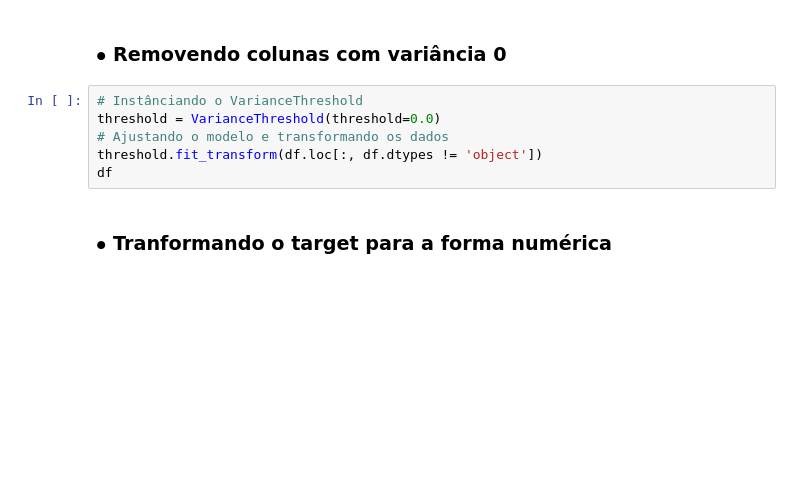
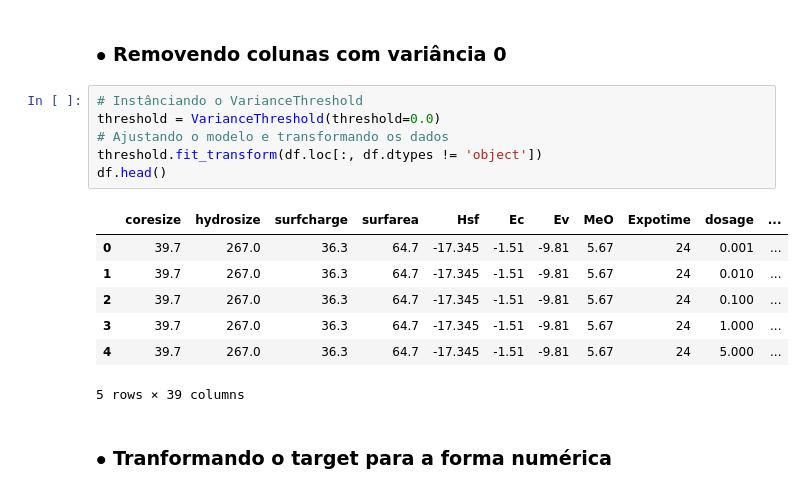
Before and after one commit to AnielNeto/Trabalho_Aprendizado_de_Maquina, a Jupyter notebook: Trabalho Aprendizado de Maquina.ipynb, the cells around one changed output. Cells and saved outputs as stored; diff of their text form; blank space fills up the shorter version.

```diff
--- a/Trabalho Aprendizado de Maquina.ipynb
+++ b/Trabalho Aprendizado de Maquina.ipynb
@@ -102,9 +135,17 @@ df
 # %%
 # Instânciando o VarianceThreshold
 threshold = VarianceThreshold(threshold=0.0)
 # Ajustando o modelo e transformando os dados
 threshold.fit_transform(df.loc[:, df.dtypes != 'object'])
-df
+df.head()
+# %% [output]
+|  | coresize | hydrosize | surfcharge | surfarea | Hsf | Ec | Ev | MeO | Expotime | dosage | ... |
+| 0 | 39.7 | 267.0 | 36.3 | 64.7 | -17.345 | -1.51 | -9.81 | 5.67 | 24 | 0.001 | ... |
+| 1 | 39.7 | 267.0 | 36.3 | 64.7 | -17.345 | -1.51 | -9.81 | 5.67 | 24 | 0.010 | ... |
+| 2 | 39.7 | 267.0 | 36.3 | 64.7 | -17.345 | -1.51 | -9.81 | 5.67 | 24 | 0.100 | ... |
+| 3 | 39.7 | 267.0 | 36.3 | 64.7 | -17.345 | -1.51 | -9.81 | 5.67 | 24 | 1.000 | ... |
+| 4 | 39.7 | 267.0 | 36.3 | 64.7 | -17.345 | -1.51 | -9.81 | 5.67 | 24 | 5.000 | ... |
+5 rows × 39 columns
 # %% [markdown]
 ### $\bullet$ Tranformando o target para a forma numérica
 # %%
```
Also changed, not shown: parts of 30 cells of this notebook, 4 other files.
